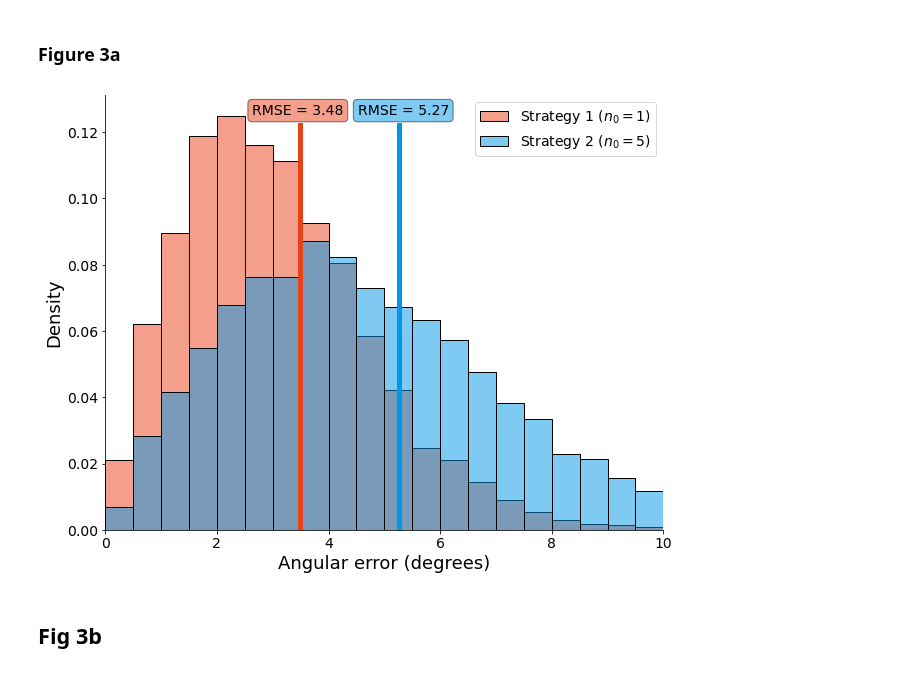
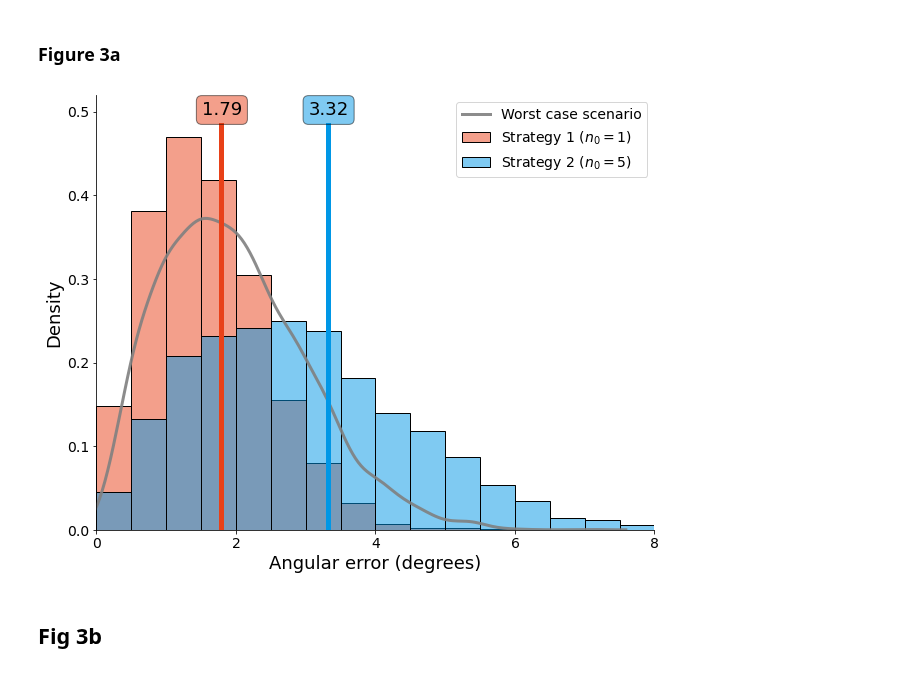
Before and after one commit to PolarWandering/PaleoSampling, a Jupyter notebook: figures/figure3_histogram/Figure3_hist.ipynb, the cells around one changed output. Drawn from its saved outputs; the diff is of its cells as text; code cells hidden in the pictures.

Commit message:
Updated figure 3 with vandamme filter

```diff
--- a/figures/figure3_histogram/Figure3_hist.ipynb
+++ b/figures/figure3_histogram/Figure3_hist.ipynb
@@ -50,50 +55,54 @@ Wall time: 10min 14s
 # %% [markdown]
 ### Figure 3a
 # %%
-df1 = pd.read_csv("../../outputs/fig3a_df1.csv")
-df2 = pd.read_csv("../../outputs/fig3a_df2.csv")
+df_false = pd.read_csv("../../outputs/fig3a_df_false.csv")
+df_true = pd.read_csv("../../outputs/fig3a_df_true.csv")
+df_vandamme = pd.read_csv("../../outputs/fig3a_df_vandamme.csv")
 # %%
 %matplotlib inline
 
-x_max = 10
+x_max = 8
 
 fig, axes = plt.subplots(nrows=1, ncols=1, figsize=(10,8))
 
-sns.histplot(df1.error_angle, ax=axes, color='#e84118', stat='probability', binwidth=.5, binrange=(0,20), alpha=.5, label="Strategy 1 ($n_0=1$)")
-sns.histplot(df2.error_angle, ax=axes, color='#0097e6', stat='probability', binwidth=.5, binrange=(0,20), alpha=.5, label="Strategy 2 ($n_0=5$)")
+sns.kdeplot(df_false.error_angle, ax=axes, color='grey', alpha=.9, lw=3, label="Worst case scenario")
 
-rmse1 = np.round(np.mean(df1.error_angle**2)**.5, decimals=2)
-rmse2 = np.round(np.mean(df2.error_angle**2)**.5, decimals=2)
+sns.histplot(df_vandamme.error_angle, ax=axes, color='#e84118', stat='density', binwidth=.5, binrange=(0,20), alpha=.5, label="Strategy 1 ($n_0=1$)")
+sns.histplot(df_true.error_angle, ax=axes, color='#0097e6', stat='density', binwidth=.5, binrange=(0,20), alpha=.5, label="Strategy 2 ($n_0=5$)")
+
+rmse1 = np.round(np.mean(df_vandamme.error_angle**2)**.5, decimals=2)
+rmse2 = np.round(np.mean(df_true.error_angle**2)**.5, decimals=2)
 
 plt.axvline(x=rmse1, ymax=0.93, c='#e84118', lw=5)
 plt.axvline(x=rmse2, ymax=0.93, c='#0097e6', lw=5)
 
 # textstr = '\n'.join((
 # r'$Error Method 1=%.2f$' % (rmse1, ),
 # r'$RMSE Method 2=%.2f$' % (rmse2, )))
 
 props = dict(boxstyle='round', facecolor="#e84118", alpha=0.5)
-plt.text(rmse1/x_max-0.085, 0.98, "RMSE = {}".format(rmse1), transform=axes.transAxes, fontsize=14,
+plt.text(rmse1/x_max-0.035, 0.986, "{}".format(rmse1), transform=axes.transAxes, fontsize=18,
         verticalalignment='top', bbox=props);
 
 props = dict(boxstyle='round', facecolor='#0097e6', alpha=0.5)
-plt.text(rmse2/x_max-0.075, 0.98, "RMSE = {}".format(rmse2), transform=axes.transAxes, fontsize=14,
+plt.text(rmse2/x_max-0.035, 0.986, "{}".format(rmse2), transform=axes.transAxes, fontsize=18,
         verticalalignment='top', bbox=props);
 
 plt.xlim(0, x_max)
+plt.ylim(0, 0.52)
 plt.xlabel("Angular error (degrees)", fontsize=18)
 plt.ylabel("Density", fontsize=18)
 plt.xticks(np.arange(0.0, x_max+0.1, 2.0), fontsize=14);
 plt.yticks(fontsize=14)
 plt.legend(fontsize=14)
 
 ax = plt.gca()
 ax.spines[['right', 'top']].set_visible(False)
 
 plt.savefig("Figure3a.pdf", format="pdf", bbox_inches='tight')
 plt.savefig("Figure3a.png", format="png", bbox_inches='tight')
 # %% [output]
-[figure, old version]
+[figure, new version]
 # %% [markdown]
 ## Fig 3b
 # %%
```
Also changed, not shown: parts of 8 cells of this notebook, 5 other files.
